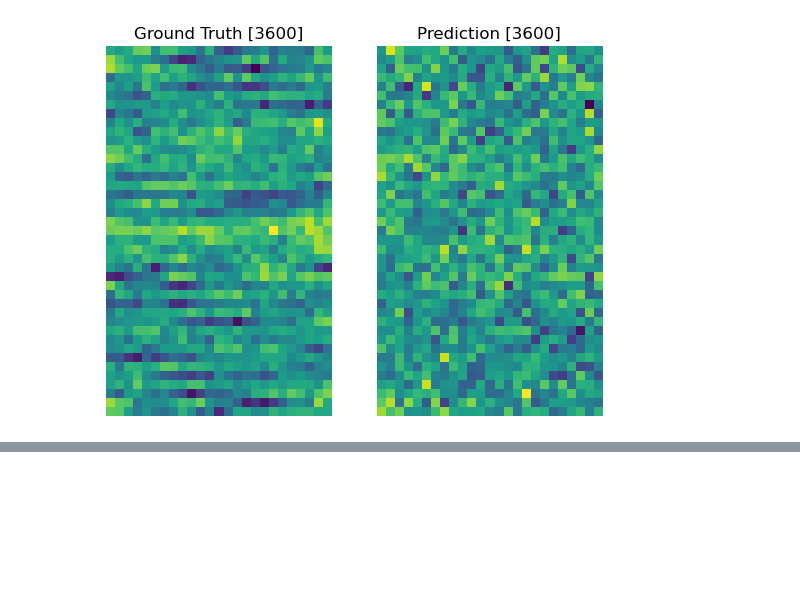
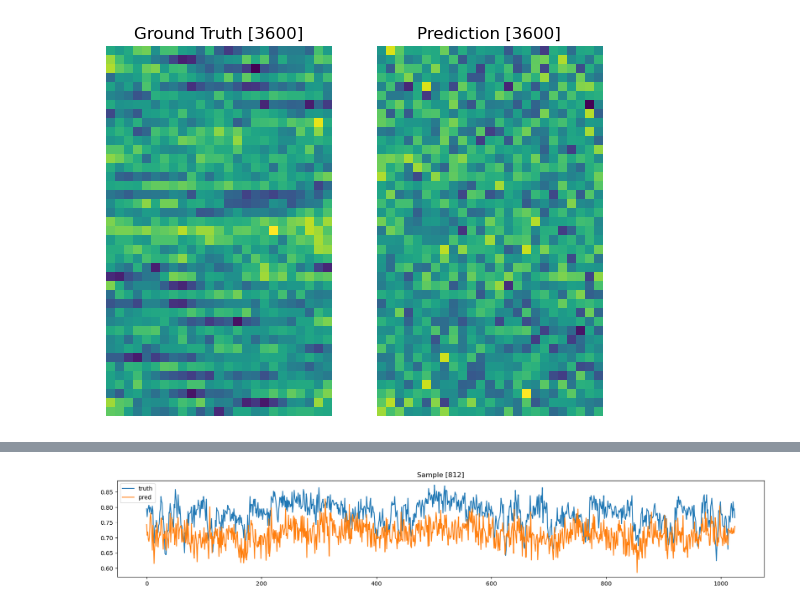
Before and after one commit to armeetj/ultrasound-deeper, a Jupyter notebook: notebooks/viz_outputs.ipynb, the cells around one changed output, grey strips where cells are left out. Drawn from its saved outputs; the diff is of its cells as text; code cells hidden in the pictures; blank space fills up the shorter version.

```diff
--- a/notebooks/viz_outputs.ipynb
+++ b/notebooks/viz_outputs.ipynb
@@ -81,11 +83,11 @@ def compare_plot(idx):
     y = y.unsqueeze(0)
     y_pred = model(x).detach().numpy()
 
-    axes.plot(range(1025), y.squeeze())
-    axes.set_title(f"Ground Truth [{idx}]")
+    axes.plot(range(1025), y.squeeze(), label="truth")
+    axes.set_title(f"Sample [{idx}]")
 
-    axes.plot(range(1025), y_pred.squeeze())
-    axes.set_title(f"Prediction [{idx}]")
+    axes.plot(range(1025), y_pred.squeeze(), label="pred")
+    axes.legend()
     fig.show()
 # %%
 compare_plot(0)
@@ -98,0 +101,4 @@ compare_plot(5)
+# %%
+compare_plot(812)
+# %% [output]
+[figure, added]
```
Also changed, not shown: parts of 8 cells of this notebook, 8 other files.
